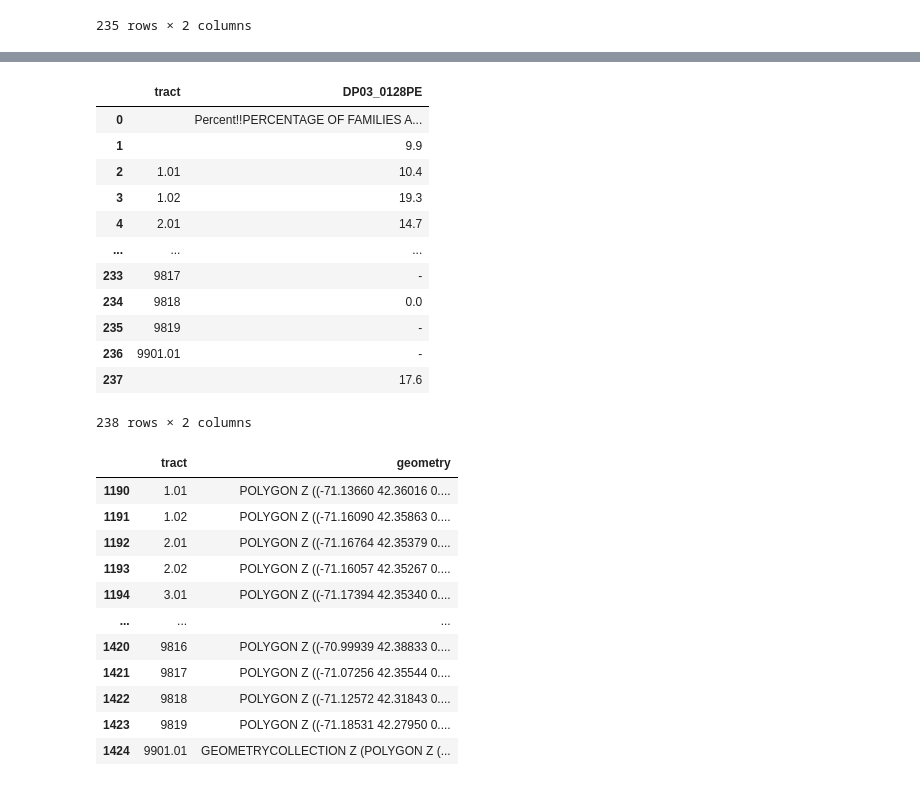
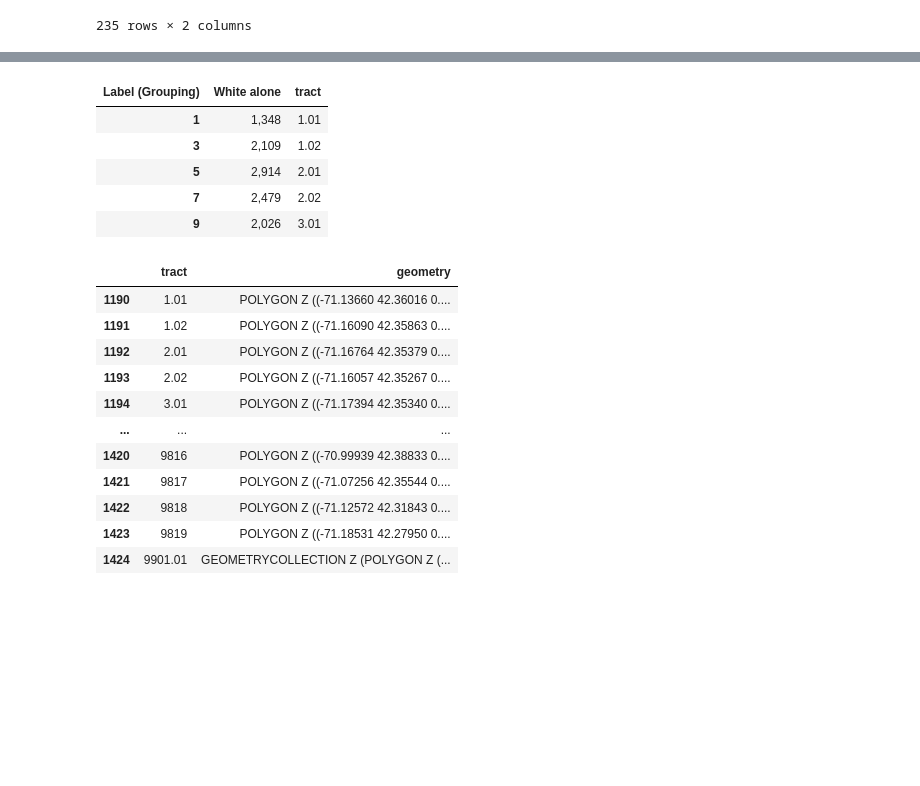
Before and after one commit to BU-Spark/ds-councilor-lara-ubi, a Jupyter notebook: spring23-team-2/maps_visuals.ipynb, the cells around one changed output, grey strips where cells are left out. Drawn from its saved outputs; the diff is of its cells as text; code cells hidden in the pictures; blank space fills up the shorter version.

```diff
--- a/spring23-team-2/maps_visuals.ipynb
+++ b/spring23-team-2/maps_visuals.ipynb
@@ -75,19 +79,13 @@ Name: tract, Length: 238, dtype: object
-# %%
-df[['tract', 'DP03_0128PE']]
-# %% [output]
-|  | tract | DP03_0128PE |
-| 0 |  | Percent!!PERCENTAGE OF FAMILIES A... |
-| 1 |  | 9.9 |
-| 2 | 1.01 | 10.4 |
-| 3 | 1.02 | 19.3 |
-| 4 | 2.01 | 14.7 |
-| ... | ... | ... |
-| 233 | 9817 | - |
-| 234 | 9818 | 0.0 |
-| 235 | 9819 | - |
-| 236 | 9901.01 | - |
-| 237 |  | 17.6 |
-238 rows × 2 columns
+# %%
+white = df1_new.iloc[: , [2, -1]].copy()
+white.head()
+# %% [output]
+| Label (Grouping) | White alone | tract |
+| 1 | 1,348 | 1.01 |
+| 3 | 2,109 | 1.02 |
+| 5 | 2,914 | 2.01 |
+| 7 | 2,479 | 2.02 |
+| 9 | 2,026 | 3.01 |
 # %%
 df_tracts
 # %% [output]
```
Also changed, not shown: parts of 7 cells of this notebook, 1 other file.
